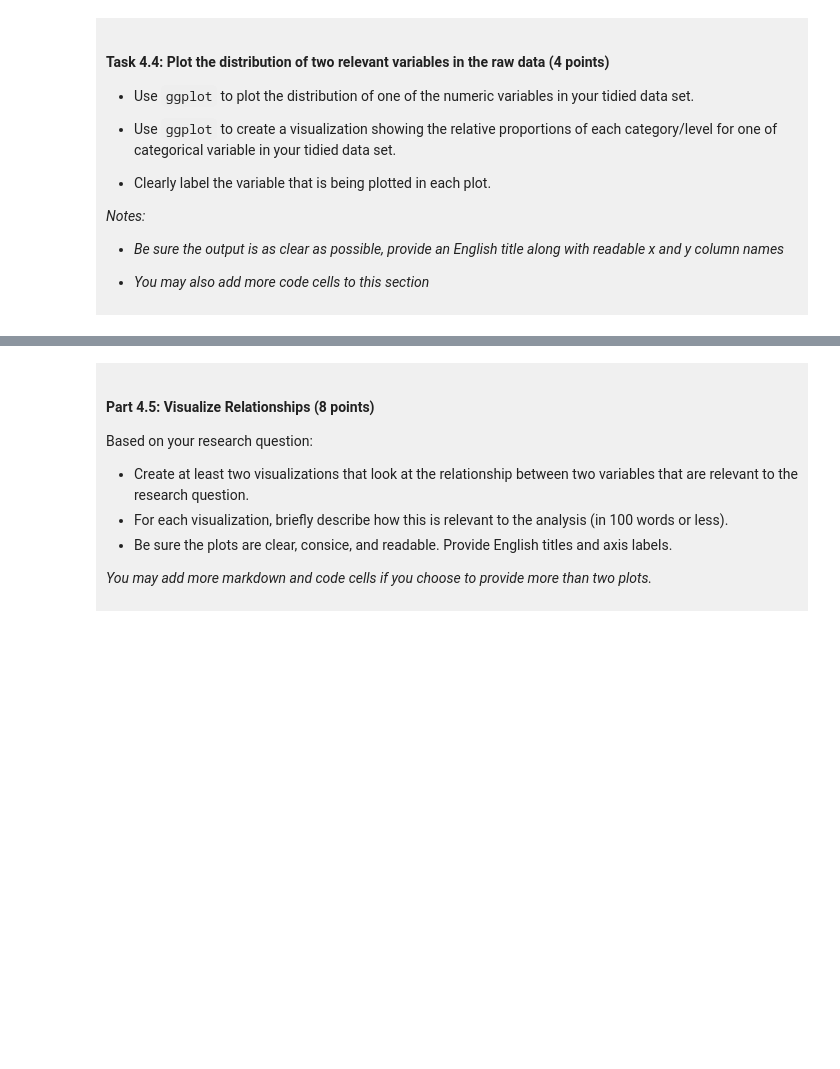
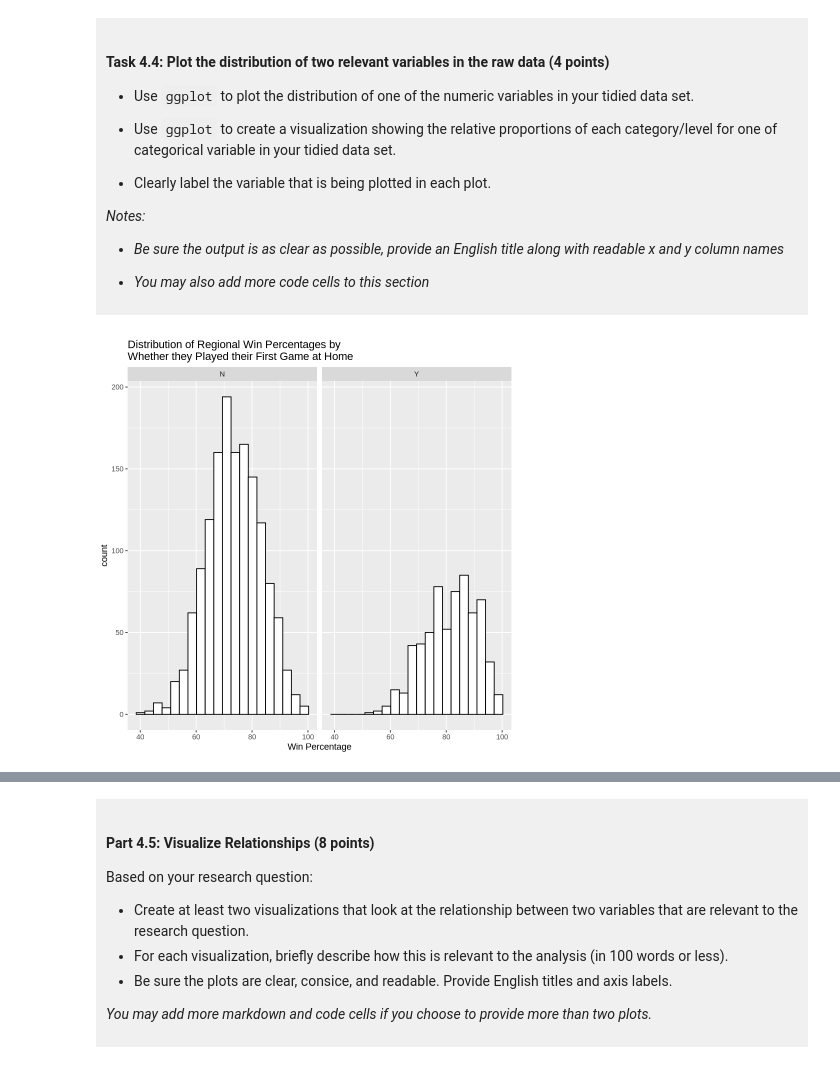
Before and after one commit to willmaas26-source/dsci-100-project-will-maas, a Jupyter notebook: dsci-100-project-notebook.ipynb, the cells around one changed output, grey strips where cells are left out. Drawn from its saved outputs; the diff is of its cells as text; code cells hidden in the pictures; blank space fills up the shorter version.

```diff
--- a/dsci-100-project-notebook.ipynb
+++ b/dsci-100-project-notebook.ipynb
@@ -128,5 +128,7 @@ To help you with the analysis, here is a table of descriptions of each of the va
 
 </div>
 # %%
-
+library(tidyverse)
+womensmarchmadness <- read_csv("https://raw.githubusercontent.com/diverse-data-hub/diversedata/refs/heads/main/data-clean/womensmarchmadness.csv")
+womensmarchmadness
 #this is a comment made on jupyter
@@ -189,4 +219,8 @@ Produce a tidy data set that could be used to answer your research question usin
 
 </div>
 # %%
-### EDIT THIS CODE CELL ###
+womens_tidy <- womensmarchmadness |>
+# select the prediction subject variable, predictor variables, and identifying variable
+select(year, school, reg_wins_pct, conf_wins_pct, first_game_at_home)
+# display the first 6 rows of the tidied data
+head(womens_tidy, 6)
@@ -257,5 +326,14 @@ You will refine your research question (if needed) and produce a tidy data set.
 
 </div>
 # %%
-### EDIT THIS CODE CELL FOR PLOT 1 ###
+womens_plot_4.4_1 <- womens_tidy |>
+ggplot(aes(x = reg_wins_pct)) +
+geom_histogram(bins = 20, fill = "white", colour = "black") +
+facet_grid(cols = vars(first_game_at_home))+
+labs(title = "Distribution of Regional Win Percentages by
+Whether they Played their First Game at Home",
+     x = "Win Percentage", y = "count")
+womens_plot_4.4_1
+# %% [output]
+[figure, added]
 # %%
```
Also changed, not shown: parts of 16 cells of this notebook.
